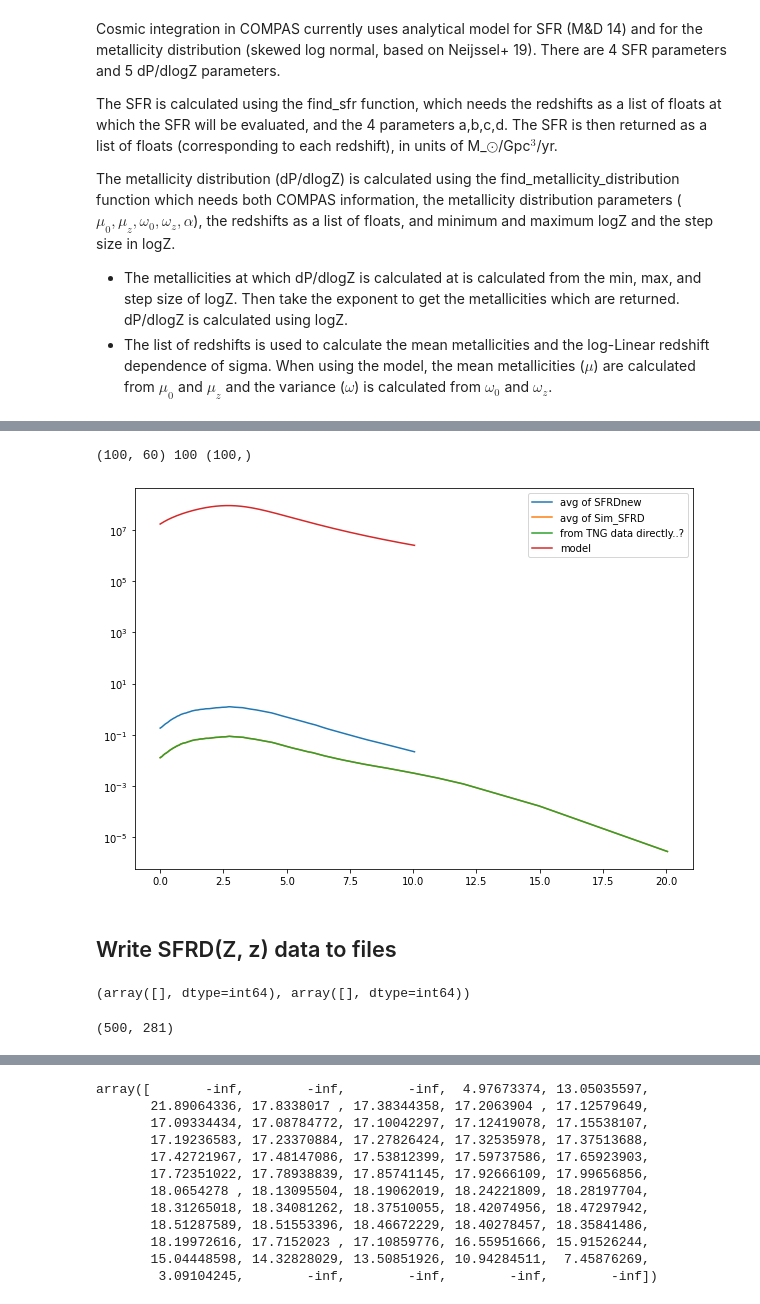
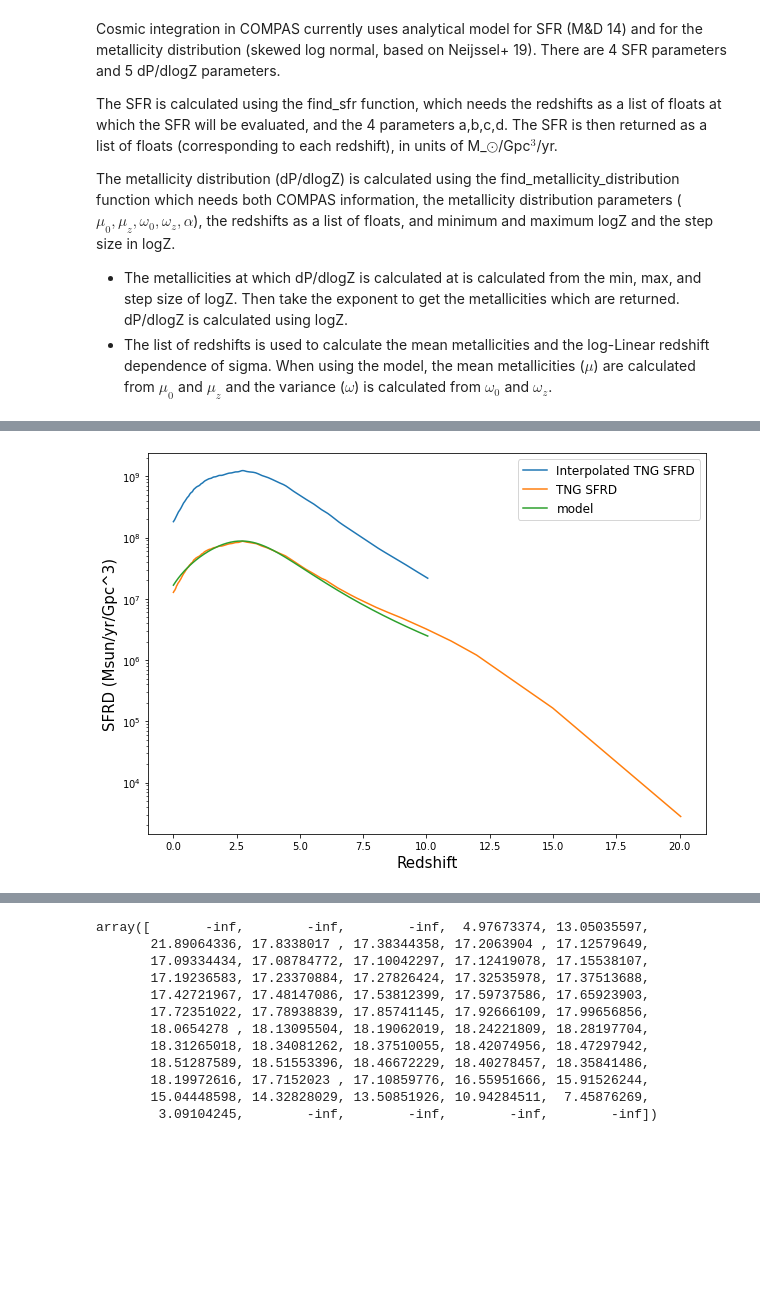
Before and after one commit to sashalvna/Fit_SFRD_TNG, a Jupyter notebook: TNG_data_for_cosmic_integration.ipynb, the cells around one changed output, grey strips where cells are left out. Saved outputs shown, nothing was run; the diff lists cells and outputs as text; code cells hidden in the pictures; blank space fills up the shorter version.

```diff
--- a/TNG_data_for_cosmic_integration.ipynb
+++ b/TNG_data_for_cosmic_integration.ipynb
@@ -136,3 +143,7 @@ SFRDnew[SFRDnew < 0] = 0 #make sure there are no unphysical values of the SFRD
 # %%
-# read best fit data (for comparison)
-mu0, muz, omega0, omegaz, alpha, sf_a, sf_b, sf_c, sf_d = np.loadtxt(str(paths.data)+'/'+fit_filename,unpack=True, delimiter=',')
+#Now use the model
+
+# read best fit data (for comparison) and calculate sfr from model
+mu0, muz, omega0, omegaz, alpha0, sf_a, sf_b, sf_c, sf_d = np.loadtxt(str(paths.data)+'/'+fit_filename,unpack=True, delimiter=',')
+
+sfr = find_sfr(redshift_new, a=sf_a, b=sf_b, c=sf_c, d=sf_d)
@@ -149,32 +150,21 @@ SFR = np.sum(SFRDnew,axis=0)
-# %%
-with h5.File(Cosmol_sim_location, "r") as f:
-        MetalBins     = f["MetalBins"][:]
-        Lookbacktimes = f["Lookbacktimes"][:]
-        BoxSfr        = f["Sfr"][:]
-        Redshifts_TNG     = f["Redshifts"][:]
-# Convert SFR from sfr/box to sfr Mpc-3
-littleh  = 0.6774
-Rbox     = rbox/littleh
-TNG_SFRD = BoxSfr / Rbox**3 *u.Mpc**-3
-TNG_SFRD = TNG_SFRD.value
-redshifts_TNG = Redshifts_TNG
-
-print(TNG_SFRD.shape, len(redshifts_TNG), np.sum(TNG_SFRD,axis=1).shape)
-# %% [output]
-(100, 60) 100 (100,)
-# %%
-fig, ax = plt.subplots(1, 1, figsize=(10, 7))
-
-plt.plot(redshift_new, np.sum(SFRDnew*step_fit_logZ,axis=0), label='avg of SFRDnew')
-plt.plot(Redshifts, np.sum(Sim_SFRD*step_fit_logZ, axis=1), label='avg of Sim_SFRD')
-plt.plot(redshifts_TNG, np.sum(TNG_SFRD, axis=1), label='from TNG data directly..?')
-plt.plot(redshift_new, sfr, label='model')
-plt.yscale('log')
-plt.legend();
-# %% [output]
-[figure, removed]
-# %% [markdown]
-## Write SFRD(Z, z) data to files
+# %%
+#Try plotting all three ways of getting SFR from data, and also the model
+#Sum over Z and multiply the ones from data by step_fit_logZ to remove metallicity dependence
+#Conclusion: the non-interpolated TNG SFRD matches the model
+#But why would the interpolated SFRDnew not match model when that is what the model is fitted to?
+
+fig, ax = plt.subplots(1, 1, figsize=(10, 7))
+
+plt.plot(redshift_new, np.sum(SFRDnew*step_fit_logZ*mpc,axis=0), label='Interpolated TNG SFRD') #interpolated Sim_SFRD
+plt.plot(Redshifts, np.sum(Sim_SFRD*step_fit_logZ*mpc, axis=1), label='TNG SFRD') #using load_TNG
+plt.plot(redshift_new, sfr, label='model')
+plt.xlabel('Redshift', fontsize=15)
+plt.ylabel('SFRD (Msun/yr/Gpc^3)', fontsize=15)
+plt.yscale('log')
+plt.legend(fontsize=12);
+plt.savefig('SFRD_z_comparisonTNG%s-%s.png'%(TNG,lvl))
+# %% [output]
+[figure, added]
 # %%
 # Interpolate the simulation data
 f_interp = interpolate.interp2d(tofit_Sim_lookbackt, tofit_Sim_metals, tofit_Sim_SFRD.T, kind='cubic')
@@ -201,8 +190,0 @@ metallicities_test = np.loadtxt(metals_fname)
-# %%
-np.where((SFRD_Z_z_test == SFRD_COMPAS) == False)
-# %% [output]
-(array([], dtype=int64), array([], dtype=int64))
-# %%
-SFRD_Z_z_test.shape
-# %% [output]
-(500, 281)
```
Also changed, not shown: parts of 51 cells of this notebook, 1 other file.
